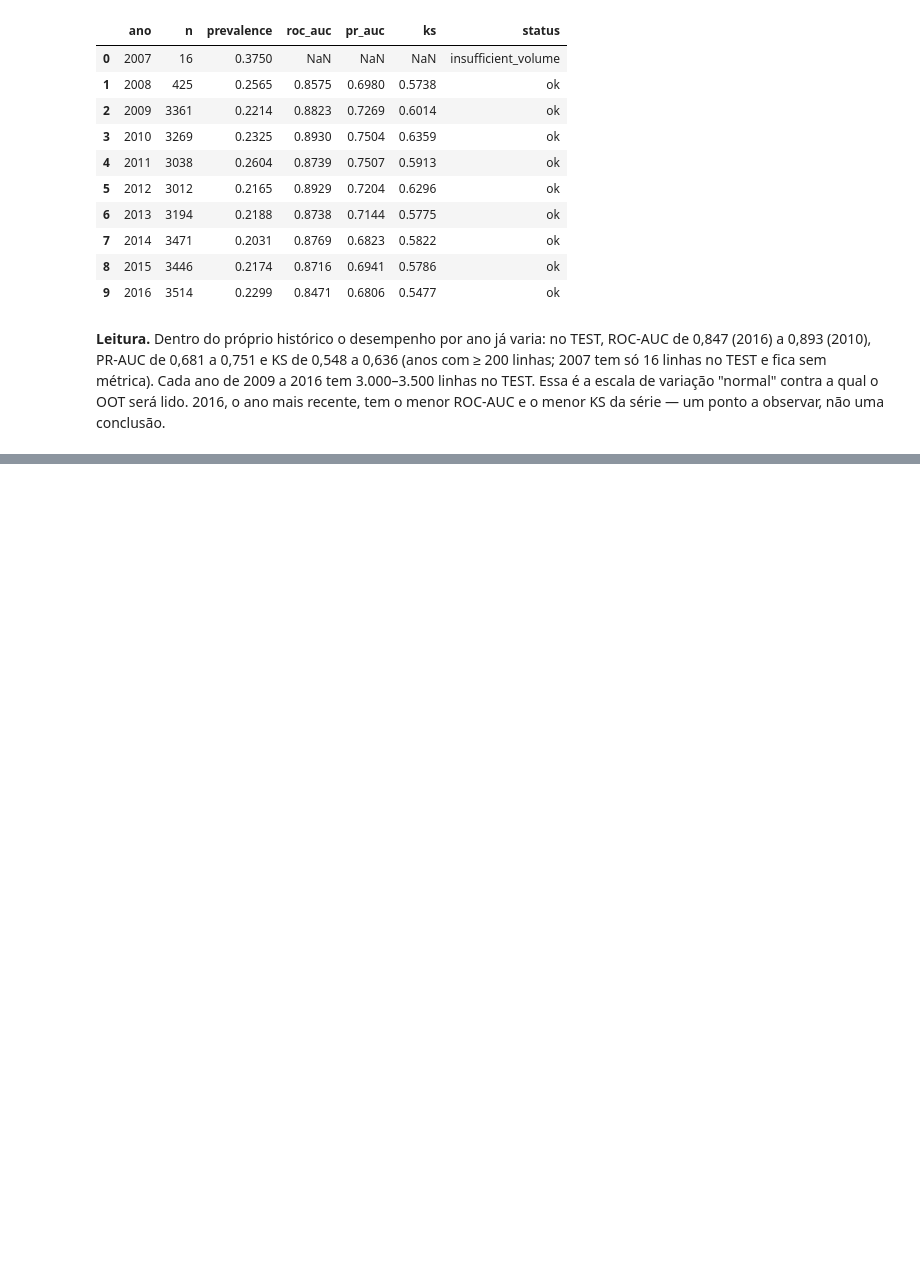
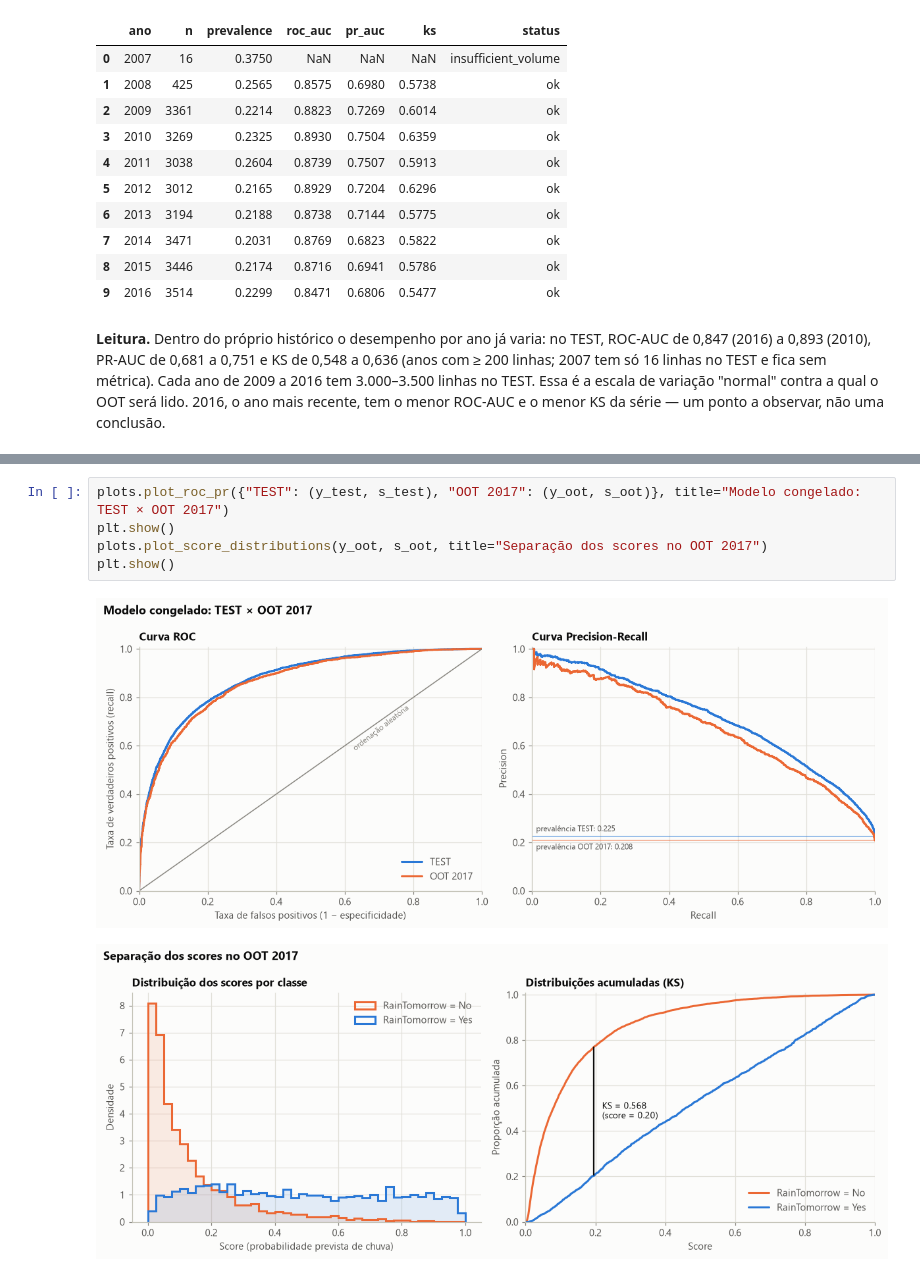
Before and after one commit to JPedroti/rain_tomorrow, a Jupyter notebook: notebooks/01_exploration_modeling.ipynb, the cells around one changed output, grey strips where cells are left out. Saved outputs shown, nothing was run; the diff lists cells and outputs as text; blank space fills up the shorter version.

```diff
--- a/notebooks/01_exploration_modeling.ipynb
+++ b/notebooks/01_exploration_modeling.ipynb
@@ -726,0 +793,8 @@ Até este ponto, nenhuma métrica, taxa de alvo ou distribuição de feature de
+# %%
+plots.plot_roc_pr({"TEST": (y_test, s_test), "OOT 2017": (y_oot, s_oot)}, title="Modelo congelado: TEST × OOT 2017")
+plt.show()
+plots.plot_score_distributions(y_oot, s_oot, title="Separação dos scores no OOT 2017")
+plt.show()
+# %% [output]
+[figure, added]
+[figure, added]
```
Also changed, not shown: parts of 23 cells of this notebook, 16 other files.
